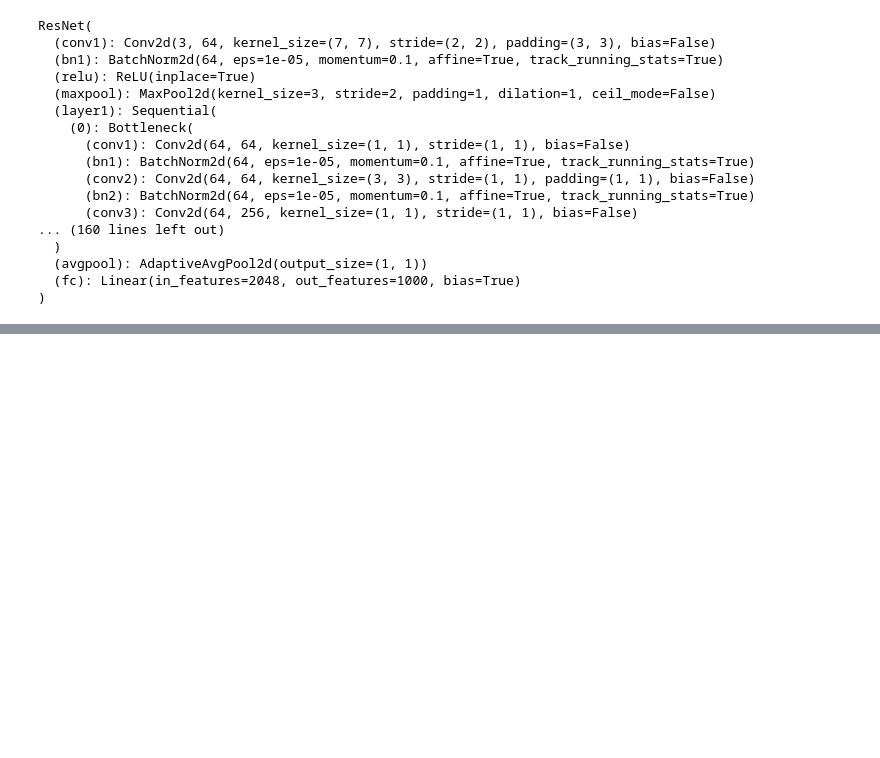
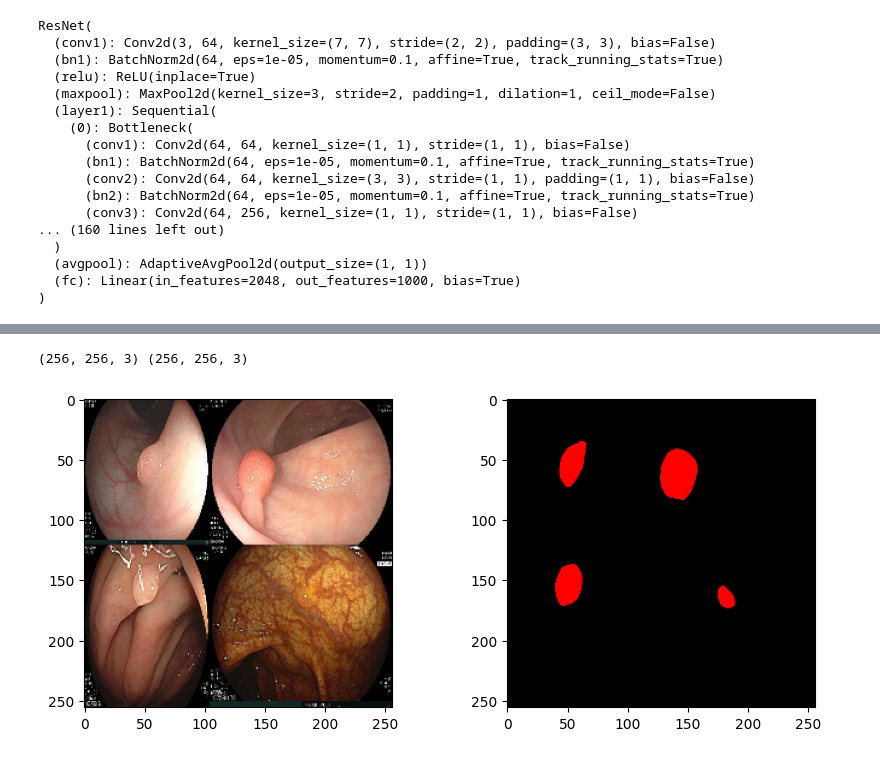
Before and after one commit to pervin0527/DL-workspace, a Jupyter notebook: BKAI_IGH_NeoPolyp/etc/check.ipynb, the cells around one changed output, grey strips where cells are left out. Cells and saved outputs as stored; diff of their text form; code cells hidden in the pictures; blank space fills up the shorter version.

```diff
--- a/BKAI_IGH_NeoPolyp/etc/check.ipynb
+++ b/BKAI_IGH_NeoPolyp/etc/check.ipynb
@@ -80,0 +283,37 @@ plt.show()
+# %%
+import os
+import yaml
+import matplotlib.pyplot as plt
+from torch.utils.data import DataLoader
+
+with open("/home/pervinco/DL-workspace/BKAI_IGH_NeoPolyp/config.yaml", "r") as f:
+    config = yaml.safe_load(f)
+
+## Device Setup
+device = torch.device("cuda" if torch.cuda.is_available() else "cpu")
+num_workers = min([os.cpu_count(), config["batch_size"] if config["batch_size"] > 1 else 0, 8])
+
+## Load Dataset
+train_dataset = BKAIDataset(config["data_dir"], split="train", size=config["img_size"])
+valid_dataset = BKAIDataset(config["data_dir"], split="valid", size=config["img_size"])
+
+train_dataloader = DataLoader(dataset=train_dataset, batch_size=1, shuffle=True, num_workers=num_workers)
+valid_dataloader = DataLoader(dataset=valid_dataset, batch_size=1, num_workers=num_workers)
+# %%
+for image, mask in train_dataloader:
+    image = image.numpy()[0]
+    mask = mask.numpy()[0]
+    print(image.shape, mask.shape)
+
+    plt.figure(figsize=(10, 4))
+
+    plt.subplot(1, 2, 1)
+    plt.imshow(image)
+
+    plt.subplot(1, 2, 2)
+    plt.imshow(mask)
+
+    break
+# %% [output]
+(256, 256, 3) (256, 256, 3)
+[figure, added]
```
Also changed, not shown: parts of 5 cells of this notebook, 6 other files.
